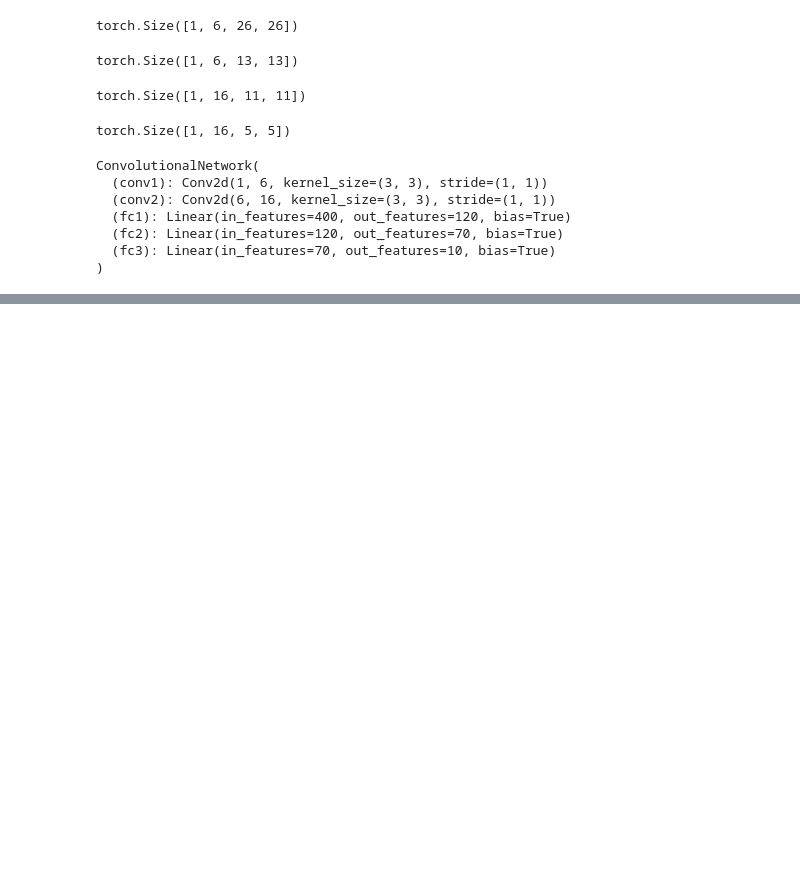
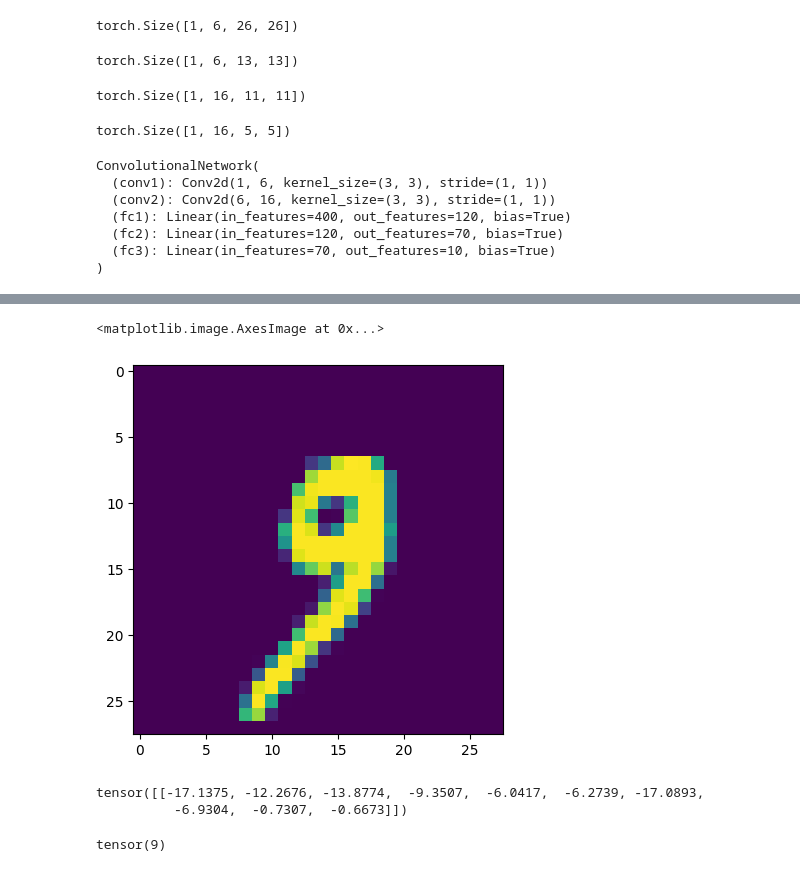
Before and after one commit to MuleHakim/Pytorch-Tutorial, a Jupyter notebook: CNN.ipynb, the cells around one changed output, grey strips where cells are left out. Saved outputs shown, nothing was run; the diff lists cells and outputs as text; code cells hidden in the pictures; blank space fills up the shorter version.

```diff
--- a/CNN.ipynb
+++ b/CNN.ipynb
@@ -230,0 +327,6 @@ Training took: 4.292360039552053 minutes!
+# %%
+# Show image
+plt.imshow(test_data[1000][0].reshape(28,28))
+# %% [output]
+<matplotlib.image.AxesImage at 0x...>
+[figure, added]
@@ -230,0 +338,10 @@ Training took: 4.292360039552053 minutes!
+# %%
+# Check the new prediction
+new_prediction
+# %% [output]
+tensor([[-17.1375, -12.2676, -13.8774,  -9.3507,  -6.0417,  -6.2739, -17.0893,
+          -6.9304,  -0.7307,  -0.6673]])
+# %%
+new_prediction.argmax()
+# %% [output]
+tensor(9)
```
Also changed, not shown: parts of 10 cells of this notebook.
